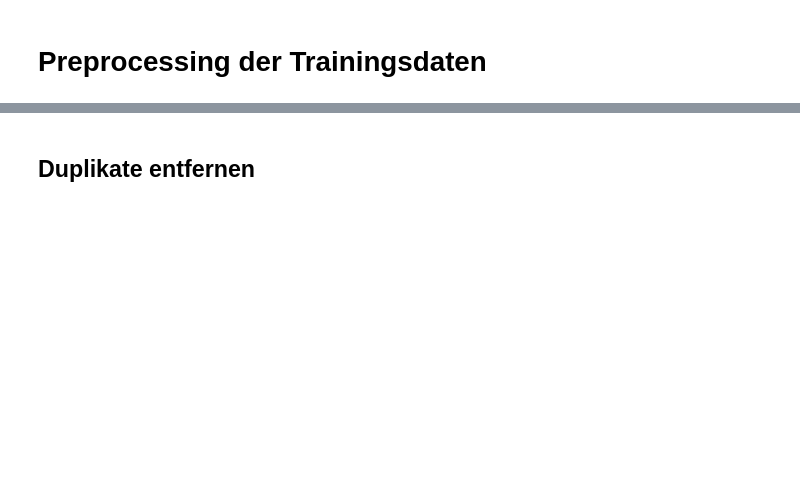
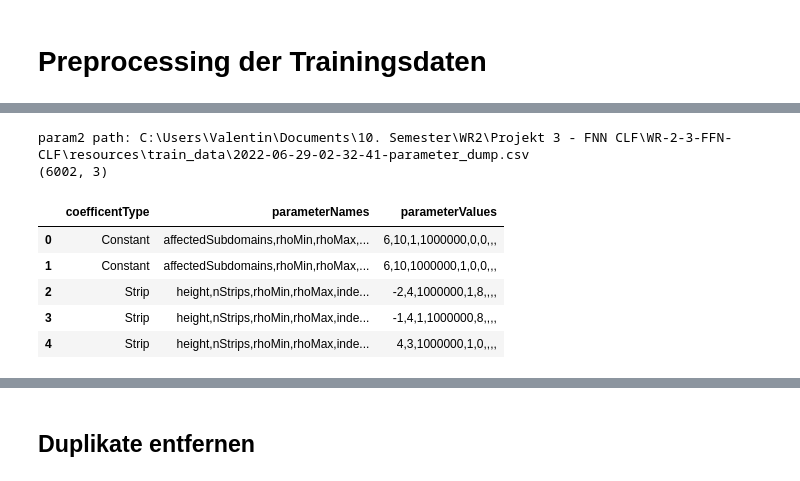
Before and after one commit to Ricu/WR-2-3-FFN-CLF, a Jupyter notebook: 00_Preprocessing.ipynb, the cells around one changed output, grey strips where cells are left out. Cells and saved outputs as stored; diff of their text form; code cells hidden in the pictures; blank space fills up the shorter version.

```diff
--- a/00_Preprocessing.ipynb
+++ b/00_Preprocessing.ipynb
@@ -35,3 +73,18 @@ param1 path: C:\Users\Valentin\Documents\10. Semester\WR2\Projekt 3 - FNN CLF\WR
 | 2 | Constant | affectedSubdomains,rhoMin,rhoMax,... | 6,10,1000000,1000,0,0,,, |
 | 3 | Strip | height,nStrips,rhoMin,rhoMax,inde... | 2,5,1000,1,18,,,, |
 | 4 | Strip | height,nStrips,rhoMin,rhoMax,inde... | -2,3,1000000,1,16,,,, |
+# %%
+param2_path = os.path.join(train_data_path, "2022-06-29-02-32-41-parameter_dump.csv")
+print("param2 path: " + param2_path)
+parameter_set2 = pd.read_csv(param2_path, names = ["coefficentType","parameterNames","parameterValues"])
+print(parameter_set2.shape)
+parameter_set2.head()
+# %% [output]
+param2 path: C:\Users\Valentin\Documents\10. Semester\WR2\Projekt 3 - FNN CLF\WR-2-3-FFN-CLF\resources\train_data\2022-06-29-02-32-41-parameter_dump.csv
+(6002, 3)
+|  | coefficentType | parameterNames | parameterValues |
+| 0 | Constant | affectedSubdomains,rhoMin,rhoMax,... | 6,10,1,1000000,0,0,,, |
+| 1 | Constant | affectedSubdomains,rhoMin,rhoMax,... | 6,10,1000000,1,0,0,,, |
+| 2 | Strip | height,nStrips,rhoMin,rhoMax,inde... | -2,4,1000000,1,8,,,, |
+| 3 | Strip | height,nStrips,rhoMin,rhoMax,inde... | -1,4,1,1000000,8,,,, |
+| 4 | Strip | height,nStrips,rhoMin,rhoMax,inde... | 4,3,1000000,1,0,,,, |
```
Also changed, not shown: parts of 12 cells of this notebook.
